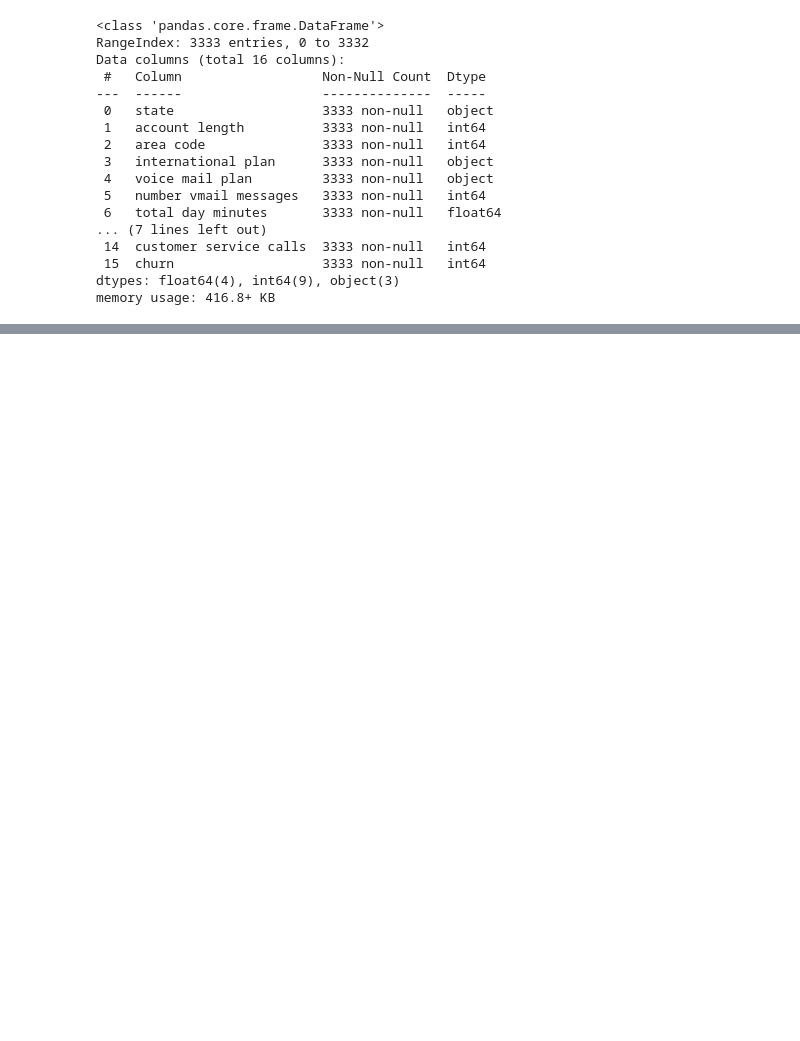
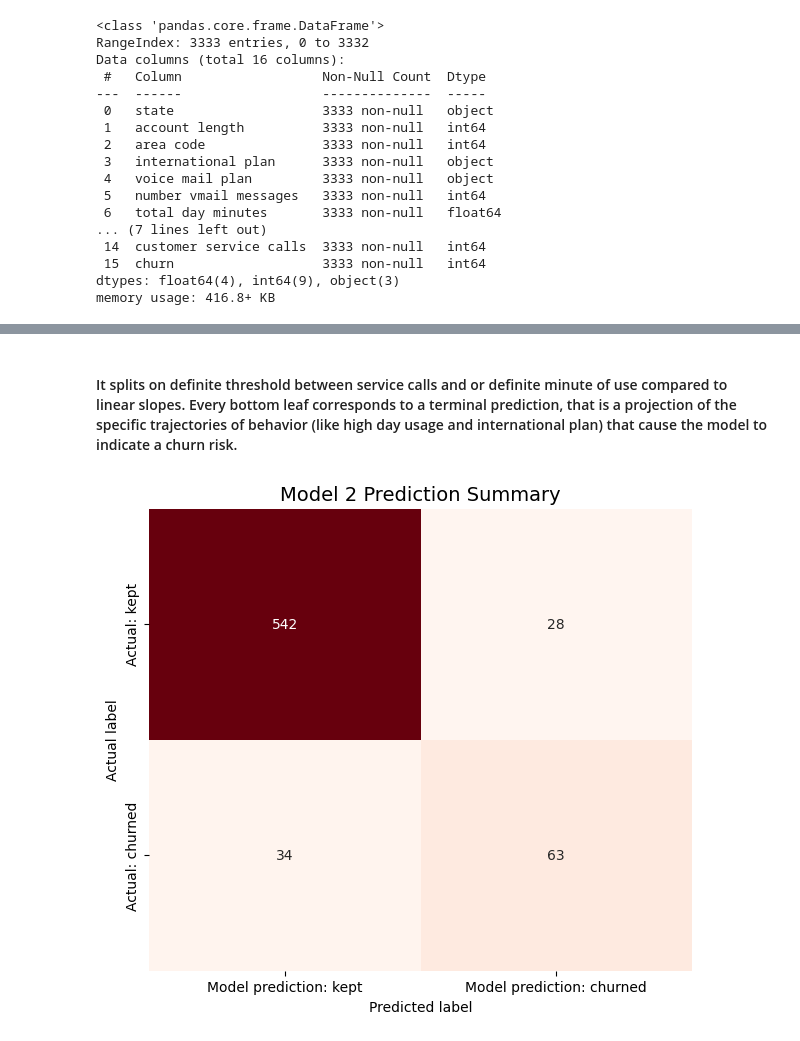
Before and after one commit to gakuovicky/Telecom-Project, a Jupyter notebook: churn_analysis.ipynb, the cells around one changed output, grey strips where cells are left out. Drawn from its saved outputs; the diff is of its cells as text; code cells hidden in the pictures; blank space fills up the shorter version.

```diff
--- a/churn_analysis.ipynb
+++ b/churn_analysis.ipynb
@@ -80,0 +324,19 @@ memory usage: 416.8+ KB
+# %% [markdown]
+#### It splits on definite threshold between service calls and or definite minute of use compared to linear slopes. Every bottom leaf corresponds to a terminal prediction, that is a projection of the specific trajectories of behavior (like high day usage and international plan) that cause the model to indicate a churn risk.
+# %%
+# Calclating confusion matrix
+tree_test_performance = confusion_matrix(y_test, m2_test_pred)
+plt.figure(figsize=(7, 6))
+sns.heatmap(tree_test_performance,
+            annot=True,
+            fmt='d',
+            cmap='Reds',
+            cbar=False,
+            xticklabels=['Model prediction: kept', 'Model prediction: churned'],
+            yticklabels=['Actual: kept', 'Actual: churned'])
+plt.title('Model 2 Prediction Summary', fontsize=14)
+plt.ylabel('Actual label')
+plt.xlabel('Predicted label')
+plt.show()
+# %% [output]
+[figure, added]
```
Also changed, not shown: parts of 30 cells of this notebook, 4 other files.
